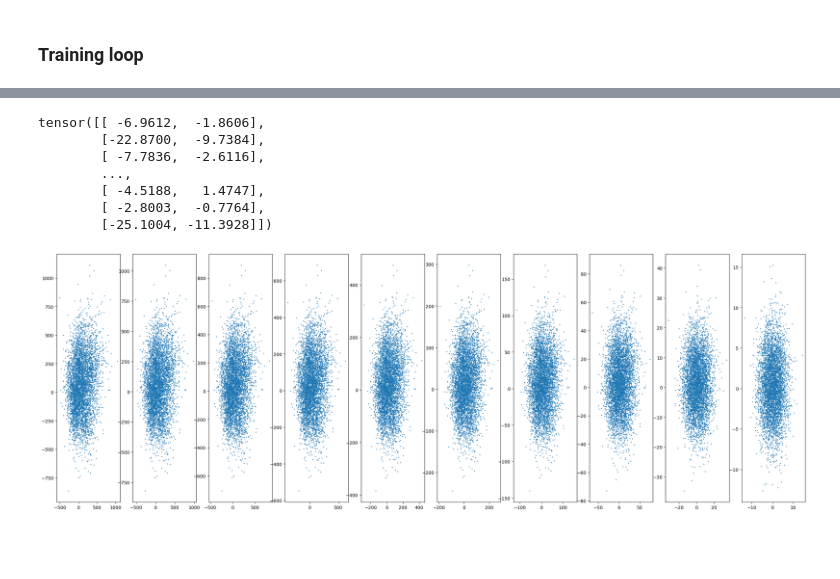
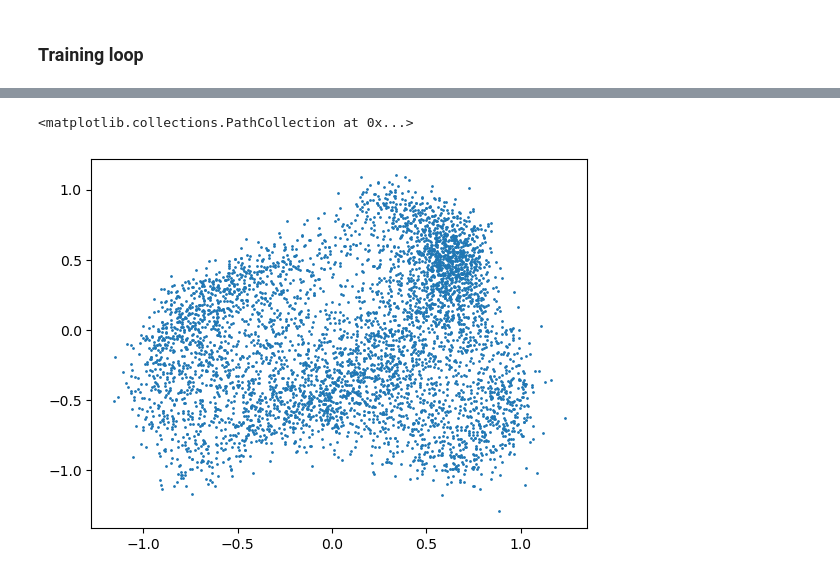
Before and after one commit to pweglik/image-processing, a Jupyter notebook: lab5.ipynb, the cells around one changed output, grey strips where cells are left out. Saved outputs shown, nothing was run; the diff lists cells and outputs as text; code cells hidden in the pictures; blank space fills up the shorter version.

```diff
--- a/lab5.ipynb
+++ b/lab5.ipynb
@@ -121,35 +121,41 @@ class DDPM(nn.Module):
         self.encoding_length = 50
         self.input_size = 2
 
-        self.initial_linear = nn.Linear(self.input_size, self.d_model)
-
         self.encoding = positionalencoding1d(self.encoding_length, 1000)
 
         self.layers = nn.ModuleList(
-            [
+            [nn.Sequential(nn.Linear(self.input_size, self.d_model), nn.ReLU())]
+            + [
                 nn.Sequential(nn.Linear(self.d_model, self.d_model), nn.ReLU())
-                for _ in range(self.no_of_layers - 1)
+                for _ in range(self.no_of_layers - 2)
             ]
             + [nn.Linear(self.d_model, self.input_size)]
         )
 
-        self.learnable_sinusoidal_embeddings = nn.Sequential(
+        self.learnable_sinusoidal_embeddings = nn.ModuleList(
+            [
+                nn.Sequential(
                     nn.Linear(self.encoding_length, self.d_model),
                     nn.ReLU(),
                     nn.Linear(self.d_model, self.d_model),
                 )
-
-
-
+                for _ in range(self.no_of_layers - 1)
+            ]
+            + [
+                nn.Sequential(
+                    nn.Linear(self.encoding_length, self.d_model),
+                    nn.ReLU(),
+                    nn.Linear(self.d_model, self.input_size),
+                )
+            ]
+        )
 
     def forward(self, x, t):
         output = x
-        output = self.initial_linear(output)
         for i in range(self.no_of_layers):
-            embedding = self.learnable_sinusoidal_embeddings(
+            output = self.layers[i](output) + self.learnable_sinusoidal_embeddings[i](
                 self.encoding[t]
             )
-            output = self.layers[i](output + embedding)
             if i < self.no_of_layers - 1:
                 output = nn.ReLU()(output)
 
@@ -169,18 +175,22 @@ torch.Size([128, 2])
 # %% [markdown]
 ### Training loop
 # %%
-EPOCH = 10000 + 1
+EPOCH = 60000 + 1
+START_EPOCH = 30000
 MAX_T = 1000
 BATCH_SIZE = 512
 LR = 0.00002
 
 model = DDPM()
+data = torch.load("lab5_checkpoints/model_30000")
+model.load_state_dict(data)
+
 optimizer = optim.Adam(model.parameters(), lr=LR)
 
 criterion = nn.MSELoss()
 start_time = time.time()
 
-for epoch in range(EPOCH):
+for epoch in range(START_EPOCH, EPOCH):
     indices = torch.randperm(len(bicycle))[:BATCH_SIZE]
     input = bicycle[indices]
 
@@ -232,13 +241,14 @@ KeyboardInterrupt:
 # %%
 model = DDPM()
-data = torch.load("lab5_checkpoints/model_1000")
+data = torch.load("lab5_checkpoints/model_60000")
+model.load_state_dict(data)
 
 @torch.no_grad()
 def sample(alfa_product, alfa, bs=5):
     x = [None] * MAX_T
     x[MAX_T - 1] = torch.randn((bs, 2))
 
-    for t in range(MAX_T - 1, -1, -1):
+    for t in range(MAX_T - 1, 0, -1):
         z = 0
         if t > 1:
             z = torch.randn((bs, 2))
@@ -253,27 +263,9 @@ def sample(alfa_product, alfa, bs=5):
     return x
 
 
-points = sample(alfa_product, alfa, 5000)
+xs = sample(alfa_product, alfa, 5000)
-# %%
-with torch.no_grad():
-    out = model(points[0], 10)
-    print(out)
-# %% [output]
-tensor([[ -6.9612,  -1.8606],
-        [-22.8700,  -9.7384],
-        [ -7.7836,  -2.6116],
-        ...,
-        [ -4.5188,   1.4747],
-        [ -2.8003,  -0.7764],
-        [-25.1004, -11.3928]])
-# %%
-fig, axs = plt.subplots(1, 10)
-fig.set_size_inches(30, 10)
-
-# each frame
-ims = []
-for idx, point in enumerate(points):
-    if idx % (len(points) // 10) == 0:
-        axs[idx // (len(points) // 10)].scatter(point[:, 0], point[:, 1], s=1)
-# %% [output]
-[figure, removed]
+# %%
+plt.scatter(xs[0][:, 0], xs[0][:, 1], s=1)
+# %% [output]
+<matplotlib.collections.PathCollection at 0x...>
+[figure, added]
```
Also changed, not shown: parts of 6 cells of this notebook.
